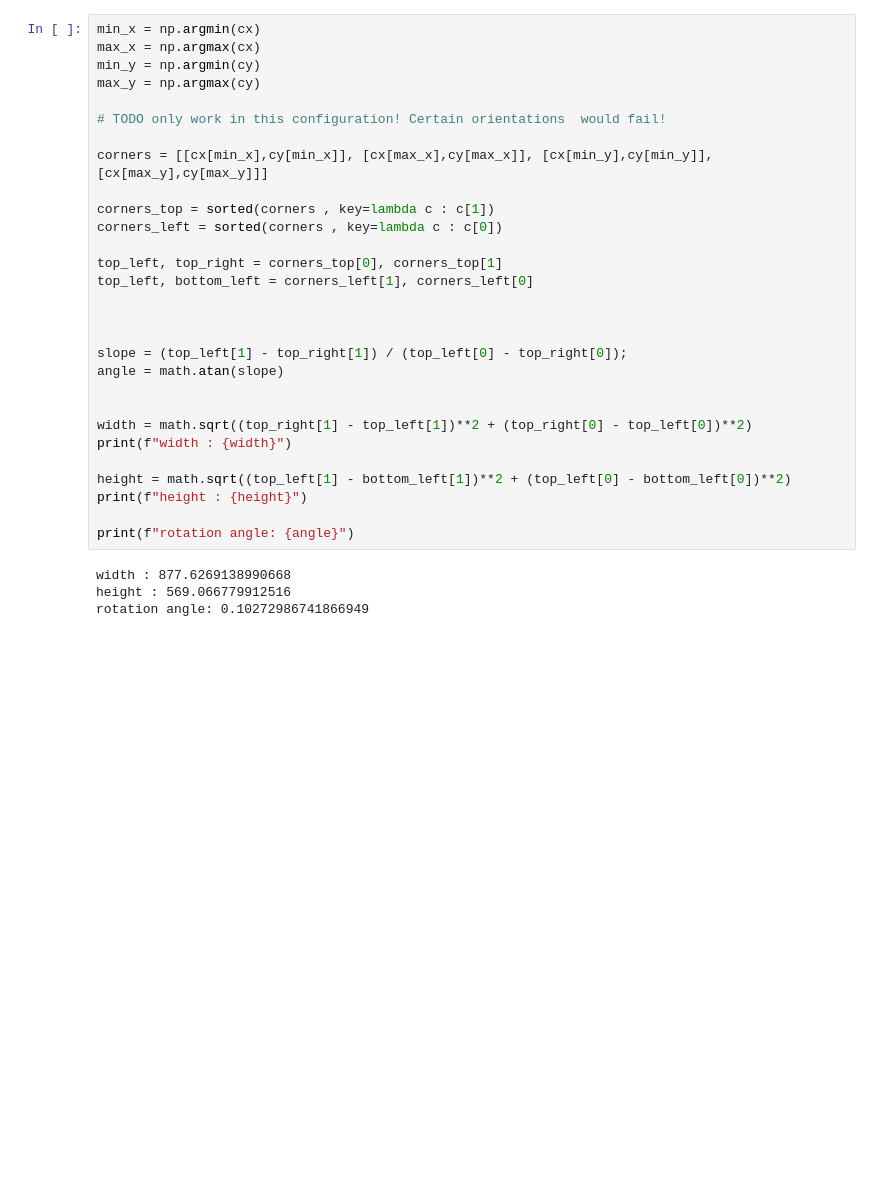
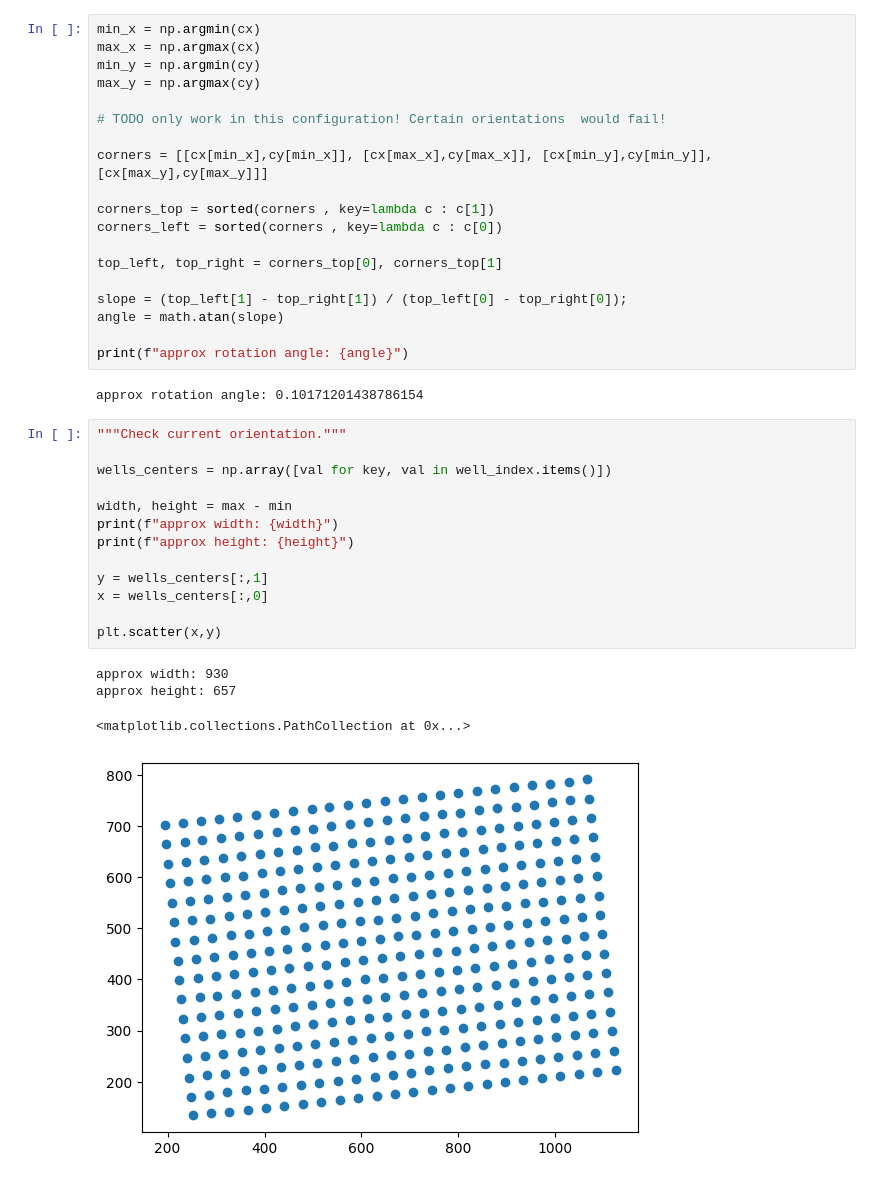
Before and after one commit to nishaq503/RT-CETSA-Analysis, a Jupyter notebook: notebooks/process_plate.ipynb, the cells around one changed output. Cells and saved outputs as stored; diff of their text form; blank space fills up the shorter version.

```diff
--- a/notebooks/process_plate.ipynb
+++ b/notebooks/process_plate.ipynb
@@ -124,23 +129,29 @@ corners_top = sorted(corners , key=lambda c : c[1])
 corners_left = sorted(corners , key=lambda c : c[0])
 
 top_left, top_right = corners_top[0], corners_top[1]
-top_left, bottom_left = corners_left[1], corners_left[0]
-
-
 
 slope = (top_left[1] - top_right[1]) / (top_left[0] - top_right[0]);
 angle = math.atan(slope)
 
-
-width = math.sqrt((top_right[1] - top_left[1])**2 + (top_right[0] - top_left[0])**2)
-print(f"width : {width}")
-
-height = math.sqrt((top_left[1] - bottom_left[1])**2 + (top_left[0] - bottom_left[0])**2)
-print(f"height : {height}")
-
-print(f"rotation angle: {angle}")
+print(f"approx rotation angle: {angle}")
 # %% [output]
-width : 877.6269138990668
-height : 569.066779912516
-rotation angle: 0.10272986741866949
+approx rotation angle: 0.10171201438786154
+# %%
+"""Check current orientation."""
+
+wells_centers = np.array([val for key, val in well_index.items()])
+
+width, height = max - min
+print(f"approx width: {width}")
+print(f"approx height: {height}")
+
+y = wells_centers[:,1]
+x = wells_centers[:,0]
+
+plt.scatter(x,y)
+# %% [output]
+approx width: 930
+approx height: 657
+<matplotlib.collections.PathCollection at 0x...>
+[figure, added]
 # %%
```
Also changed, not shown: parts of 11 cells of this notebook, 5 other files.
